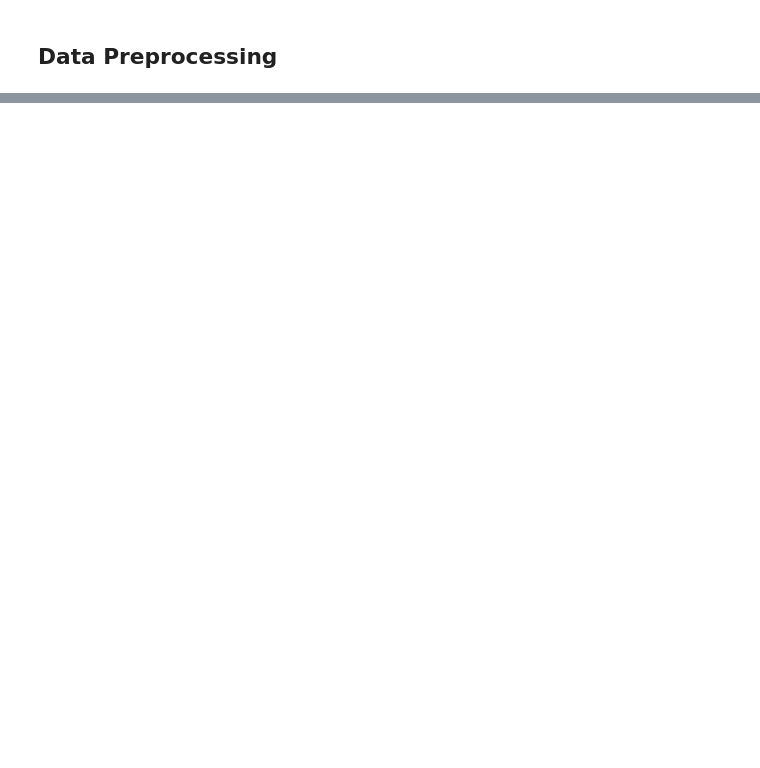
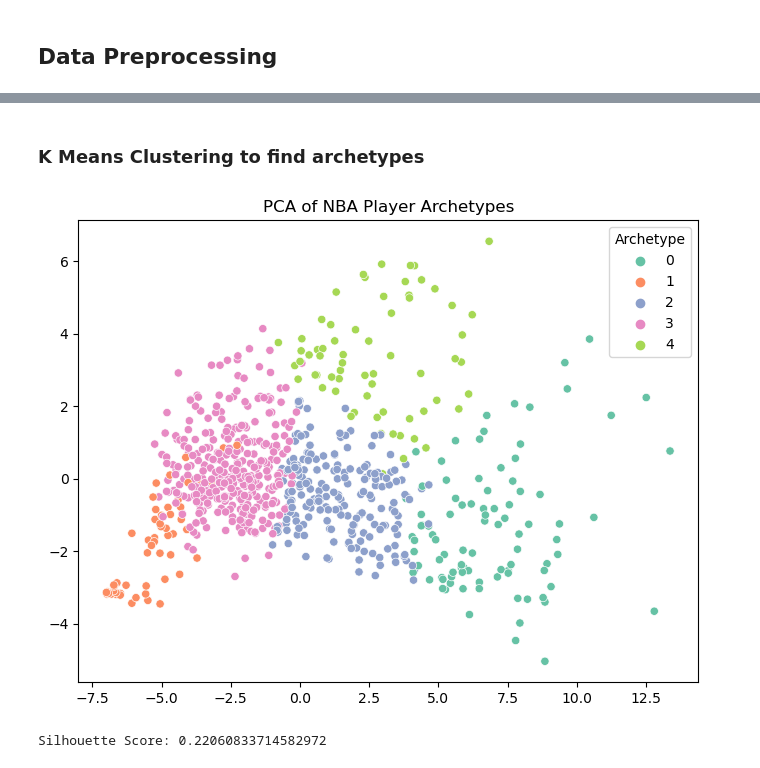
Before and after one commit to nazstephen/NBA-Archetypes, a Jupyter notebook: NBA Archetypes.ipynb, the cells around one changed output, grey strips where cells are left out. Saved outputs shown, nothing was run; the diff lists cells and outputs as text; code cells hidden in the pictures; blank space fills up the shorter version.

Commit message:
k means clustering and project bare bones

```diff
--- a/NBA Archetypes.ipynb
+++ b/NBA Archetypes.ipynb
@@ -29,9 +34,9 @@ def load_data(file_name, local_path, server_path, encoding='utf-8', sep=','):
     return data
 
 file_name = '2023-2024 NBA Player Stats - Regular.csv'
-local_path = '/Users/benjaminstephen/Documents/TripleTen/Code_Pudding/NBA_Archetypes/datasets/'
+local_path = '/Users/benjaminstephen/Documents/TripleTen/Code_Pudding/NBA-Archetypes/datasets/'
 server_path = '/datasets/'
 
-data = load_data(file_name, local_path, server_path, encoding='ISO-8859-1', sep=';')
+df = load_data(file_name, local_path, server_path, encoding='ISO-8859-1', sep=';')
 # %% [output]
 '2023-2024 NBA Player Stats - Regular.csv' file successfully read from the local path.
@@ -90,0 +185,10 @@ NUMBER OF DUPLICATED ROWS: 0
+# %%
+# Drop columns not useful for clustering (e.g., Rank, Player Name, Team, Position)
+df = df.drop(columns=['Rank', 'Player Name', 'Position', 'Team'])
+
+# Normalize the data
+scaler = StandardScaler()
+scaled_features = scaler.fit_transform(df)
+
+# Inspect the first few rows to make sure it's scaled correctly
+print(df.head())
@@ -90,0 +213,23 @@ NUMBER OF DUPLICATED ROWS: 0
+# %% [markdown]
+### K Means Clustering to find archetypes
+# %%
+# Apply KMeans clustering
+kmeans = KMeans(n_clusters=5, random_state=42)
+df['Archetype'] = kmeans.fit_predict(scaled_features)
+
+# Visualize the clusters using PCA (dimensionality reduction)
+pca = PCA(n_components=2)
+pca_components = pca.fit_transform(scaled_features)
+
+# Create a scatter plot to visualize the clusters
+plt.figure(figsize=(8, 6))
+sns.scatterplot(x=pca_components[:, 0], y=pca_components[:, 1], hue=df['Archetype'], palette='Set2')
+plt.title('PCA of NBA Player Archetypes')
+plt.show()
+
+# Evaluate clustering using silhouette score
+sil_score = silhouette_score(scaled_features, df['Archetype'])
+print(f'Silhouette Score: {sil_score}')
+# %% [output]
+[figure, added]
+Silhouette Score: 0.22060833714582972
```
Also changed, not shown: parts of 14 cells of this notebook.
